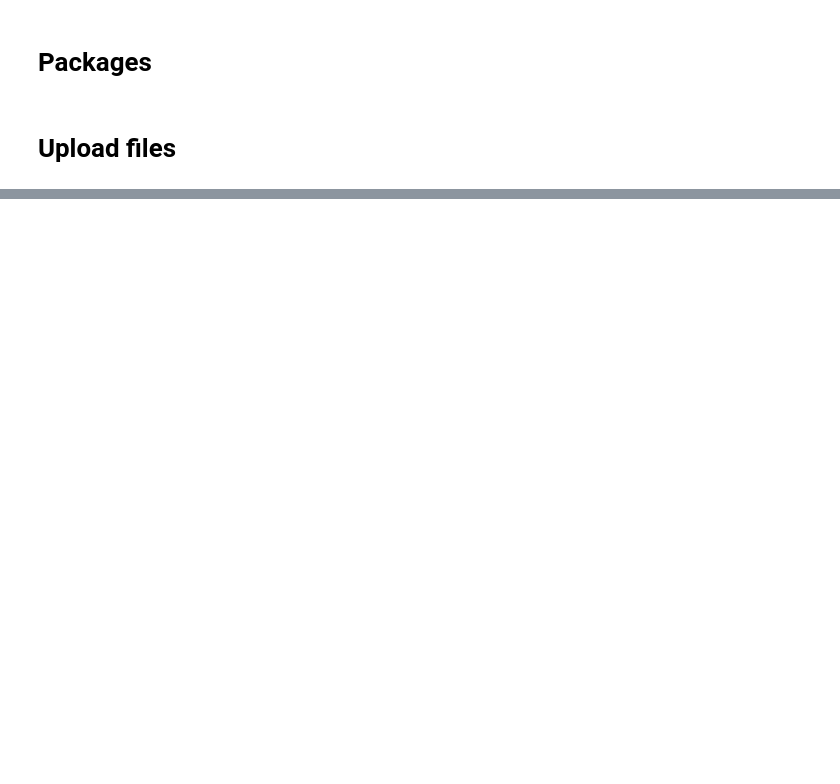
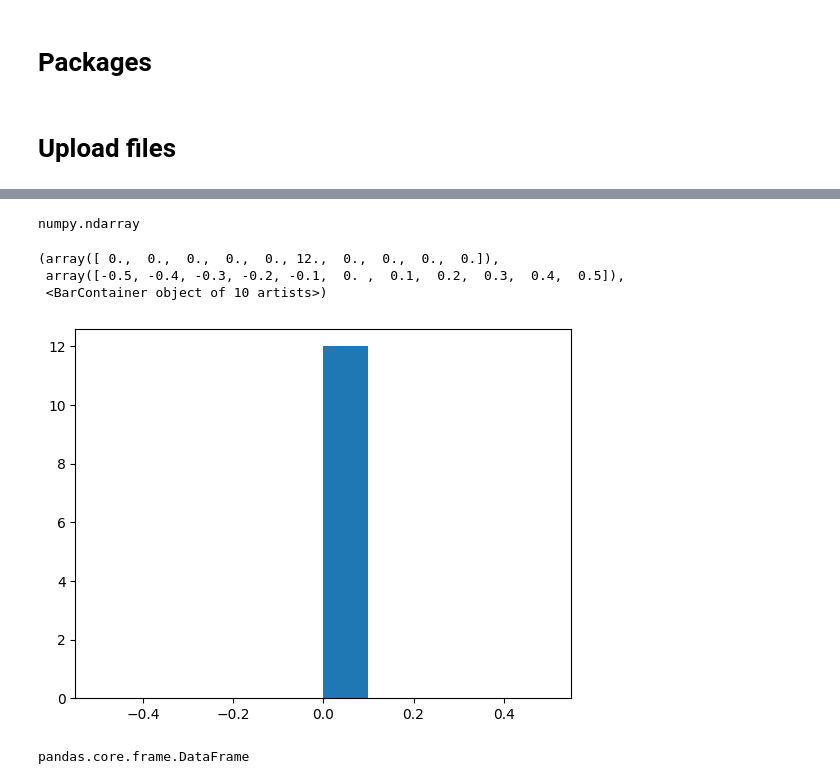
Before and after one commit to RaphaelPB/CRVA_tool, a Jupyter notebook: GraphsAndModels_NEX_GDDP_CMIP6.ipynb, the cells around one changed output, grey strips where cells are left out. Cells and saved outputs as stored; diff of their text form; code cells hidden in the pictures; blank space fills up the shorter version.

```diff
--- a/GraphsAndModels_NEX_GDDP_CMIP6.ipynb
+++ b/GraphsAndModels_NEX_GDDP_CMIP6.ipynb
@@ -28,0 +94,2 @@ precipitation_2021_2022
+# %%
+list_time_2050 = [item[3:10] for item in list_time_2050]
@@ -28,0 +144,8 @@ precipitation_2021_2022
+# %%
+df = pd.DataFrame()
+midx = pd.MultiIndex.from_product([(precipitation_2050.index.levels[0].tolist()[0],),precipitation_2050.index.levels[1].tolist(), precipitation_2050.index.levels[2].tolist(), list_time_2050],names=['Name project','Experiment', 'Model', 'Month and year'])
+cols = pd.MultiIndex.from_product([('Precipitation mm/day',)])
+Variable_dataframe = pd.DataFrame(data = precipitation_2050.values,
+                            index = midx,
+                            columns = cols)
+df = pd.concat([df,Variable_dataframe])
@@ -28,0 +169,4 @@ precipitation_2021_2022
+# %%
+df_over50=df>50
+# %%
+count_df_over50=df_over50.groupby(['Name project','Experiment', 'Model', 'Month and year']).sum() # .sum() to count the number of true and false
@@ -28,0 +190,15 @@ precipitation_2021_2022
+# %%
+type(count_df_over50.values)
+# %% [output]
+numpy.ndarray
+# %%
+plt.hist(count_df_over50.loc[('PT_Revubue_2_Rev_2_01','ssp126','ACCESS-CM2')]) # need to find how change xaxis
+# %% [output]
+(array([ 0.,  0.,  0.,  0.,  0., 12.,  0.,  0.,  0.,  0.]),
+ array([-0.5, -0.4, -0.3, -0.2, -0.1,  0. ,  0.1,  0.2,  0.3,  0.4,  0.5]),
+ <BarContainer object of 10 artists>)
+[figure, added]
+# %%
+type(df_over50)
+# %% [output]
+pandas.core.frame.DataFrame
```
Also changed, not shown: parts of 25 cells of this notebook, 1 other file.
